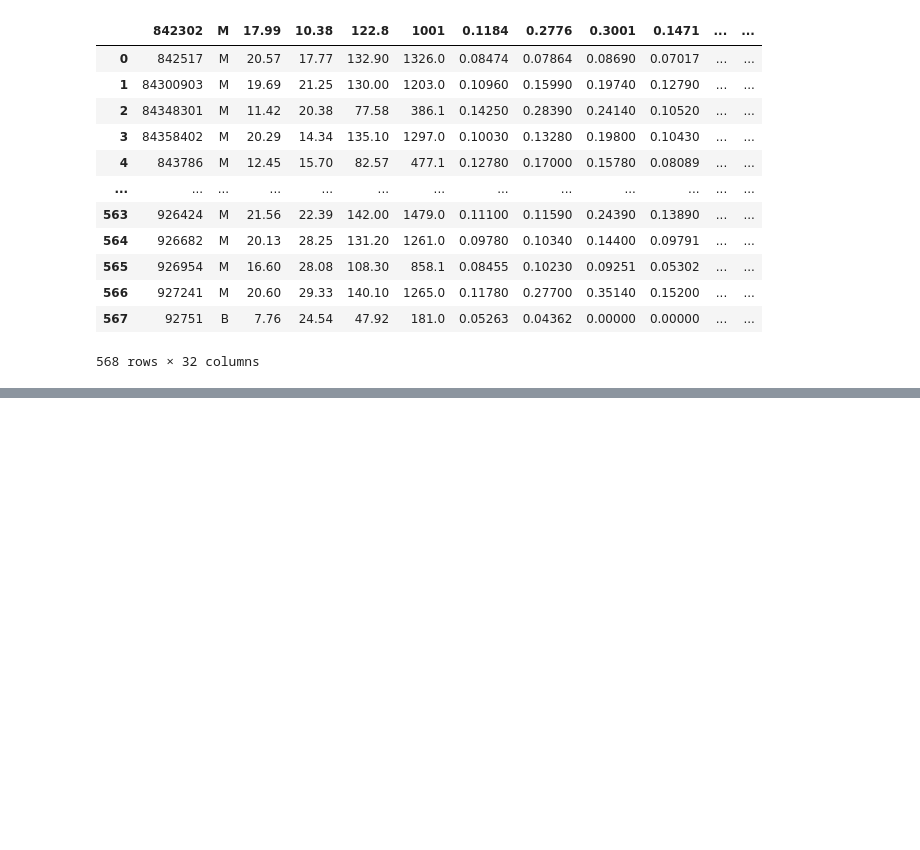
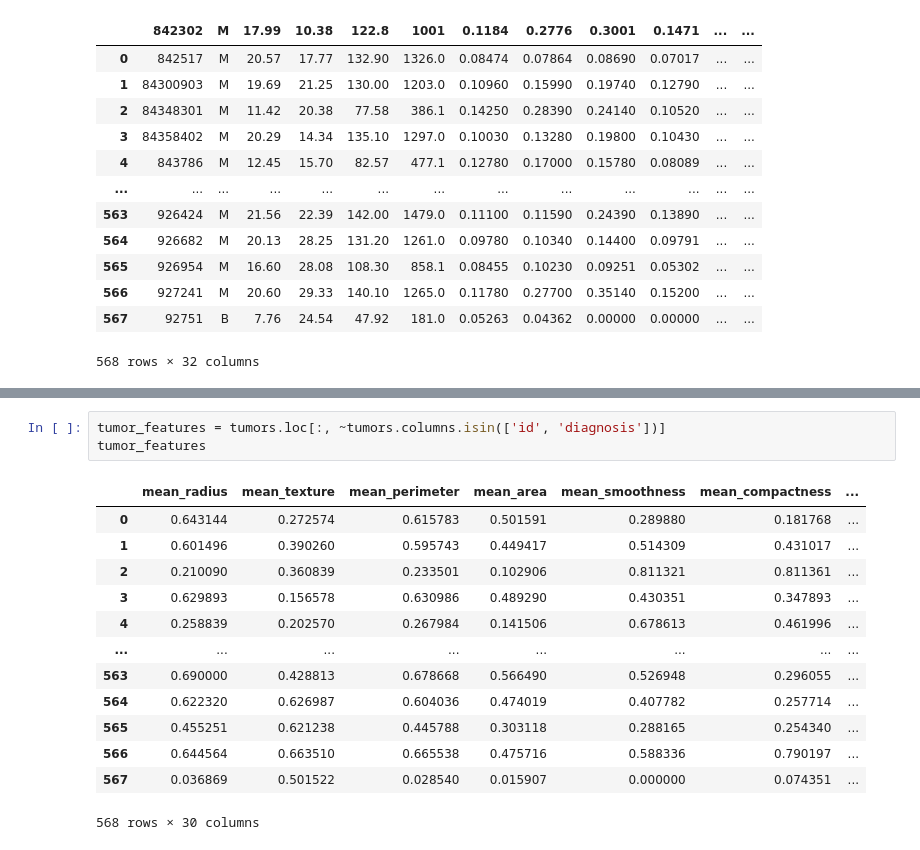
Before and after one commit to clementbowe14/ml-class, a Jupyter notebook: labs/Working_version_of_decision_trees.ipynb, the cells around one changed output, grey strips where cells are left out. Drawn from its saved outputs; the diff is of its cells as text; blank space fills up the shorter version.

```diff
--- a/labs/Working_version_of_decision_trees.ipynb
+++ b/labs/Working_version_of_decision_trees.ipynb
@@ -449,0 +528,17 @@ tumors
+# %%
+tumor_features = tumors.loc[:, ~tumors.columns.isin(['id', 'diagnosis'])]
+tumor_features
+# %% [output]
+|  | mean_radius | mean_texture | mean_perimeter | mean_area | mean_smoothness | mean_compactness | ... |
+| 0 | 0.643144 | 0.272574 | 0.615783 | 0.501591 | 0.289880 | 0.181768 | ... |
+| 1 | 0.601496 | 0.390260 | 0.595743 | 0.449417 | 0.514309 | 0.431017 | ... |
+| 2 | 0.210090 | 0.360839 | 0.233501 | 0.102906 | 0.811321 | 0.811361 | ... |
+| 3 | 0.629893 | 0.156578 | 0.630986 | 0.489290 | 0.430351 | 0.347893 | ... |
+| 4 | 0.258839 | 0.202570 | 0.267984 | 0.141506 | 0.678613 | 0.461996 | ... |
+| ... | ... | ... | ... | ... | ... | ... | ... |
+| 563 | 0.690000 | 0.428813 | 0.678668 | 0.566490 | 0.526948 | 0.296055 | ... |
+| 564 | 0.622320 | 0.626987 | 0.604036 | 0.474019 | 0.407782 | 0.257714 | ... |
+| 565 | 0.455251 | 0.621238 | 0.445788 | 0.303118 | 0.288165 | 0.254340 | ... |
+| 566 | 0.644564 | 0.663510 | 0.665538 | 0.475716 | 0.588336 | 0.790197 | ... |
+| 567 | 0.036869 | 0.501522 | 0.028540 | 0.015907 | 0.000000 | 0.074351 | ... |
+568 rows × 30 columns
```
Also changed, not shown: parts of 8 cells of this notebook.
